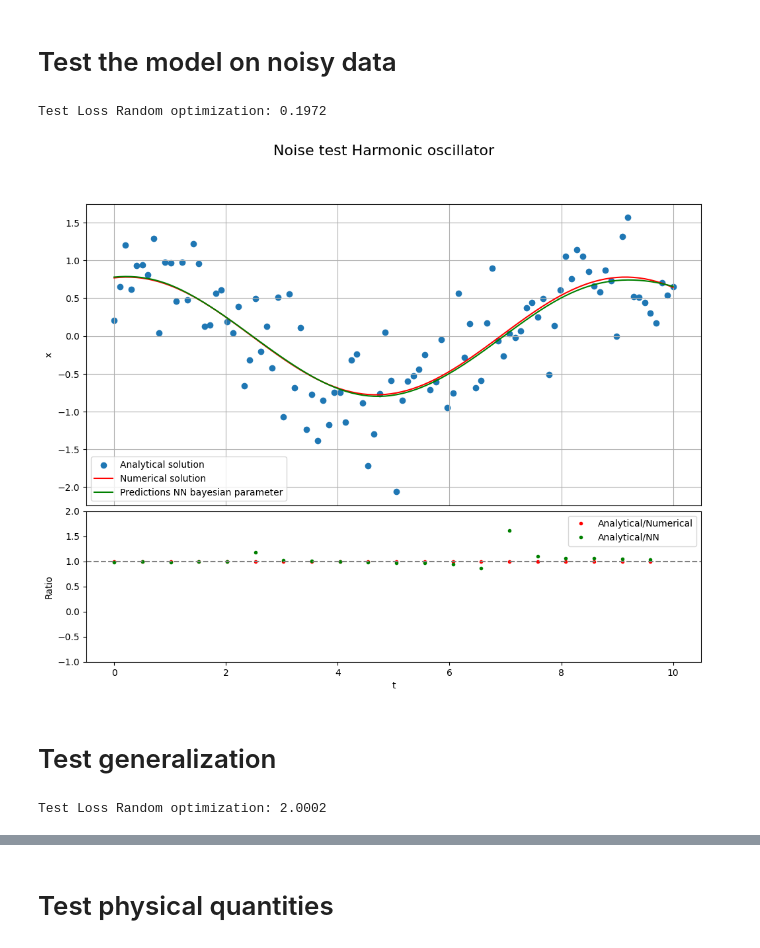
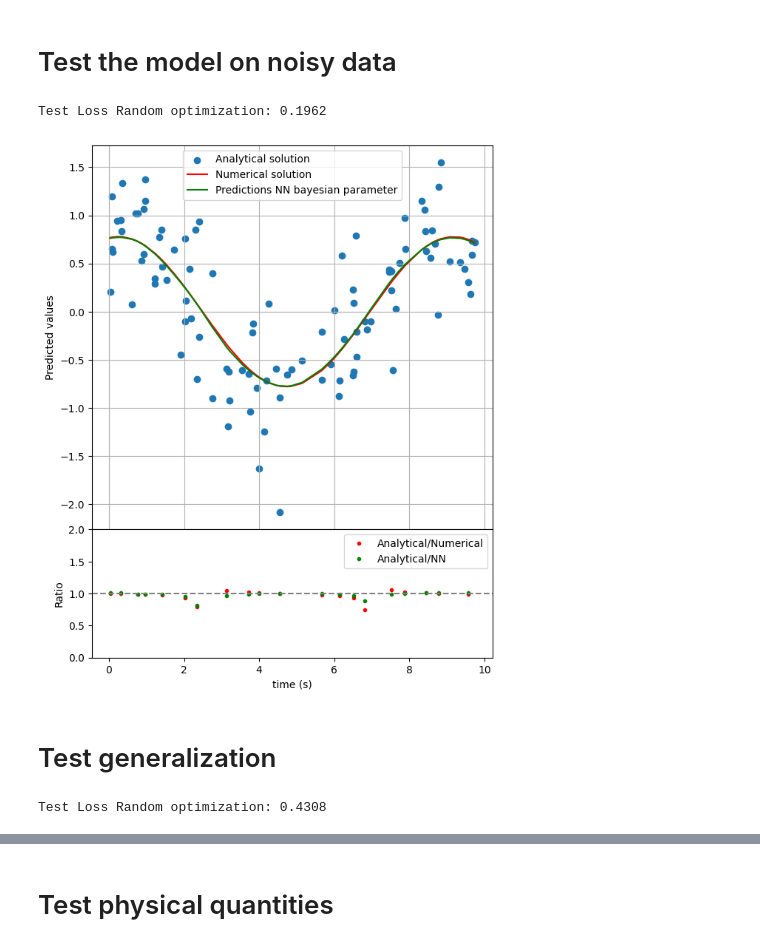
Before and after one commit to gvansan/Machine-learning-project, a Jupyter notebook: Harmonic Oscillator.ipynb, the cells around one changed output, grey strips where cells are left out. Cells and saved outputs as stored; diff of their text form; code cells hidden in the pictures.

```diff
--- a/Harmonic Oscillator.ipynb
+++ b/Harmonic Oscillator.ipynb
@@ -40,4 +36,6 @@ if torch.accelerator.is_available():
 else:
     device = "cpu"
 print(device)
+
+device = "cpu"
 # %% [output]
@@ -298,9 +265,9 @@ layers_i = (2, 5)
 neurons_i = (4, 128)
 activations_l = ['tanh', 'sine', 'gelu', 'relu']
 lr_i = (1e-4, 1e-2)
-device = 'cuda' if torch.cuda.is_available() else 'cpu'
+#device = 'cuda' if torch.cuda.is_available() else 'cpu'
 
-def objective_kfold(trial, layers_i, neurons_i, activations_l, lr_i, data, n_splits=5, epochs=100, show_progress=False, device='cpu'):
+def objective_kfold(trial, layers_i, neurons_i, activations_l, lr_i, data, n_splits=5, epochs=100, device='cpu'):
 
     # ===== Sample hyperparameters =====
     n_layers = trial.suggest_int("n_layers", layers_i[0], layers_i[1])
@@ -347,9 +314,6 @@ def objective_kfold(trial, layers_i, neurons_i, activations_l, lr_i, data, n_spl
     mean_loss = float(np.mean(fold_losses))
     var_loss = float(np.var(fold_losses))
 
-    if show_progress:
-        print(f"\nTrial average CV Loss: {mean_loss:.6f}, Variance: {var_loss:.6f}")
-
     # Optuna only minimizes mean loss
     return mean_loss
 
@@ -362,7 +326,6 @@ objective_fixed = functools.partial(objective_kfold,
                                     data=train,
                                     n_splits=5,
                                     epochs=100,
-                                    show_progress=True,
                                     )
 
 study = optuna.create_study(direction="minimize")
@@ -424,0 +400,7 @@ The test loss on the optimized model is 0.004890688695013523
+# %%
+best_model = torch.load("optimized_model_NN_r.pt", weights_only=False, map_location="cpu")
+best_model.eval()  # put in evaluation mode
+
+#evaluate
+loss_opt = evaluate_harmonic(best_model, data=test)
+print(f"The test loss on the optimized model is {loss_opt}")
@@ -461,12 +445,11 @@ def add_noise_to_dataset(dataset, tensor_keys=['y_tensor'], noise_std=0.05, seed
     return noisy_dataset
 # %%
 #Noisy data (create only 1 set to check the model performances)
-train_no_noise, validation_no_noise, test_no_noise = create_trainig_validation_test_set(harmonic_osc, (0, 10), 100, 1, [0.699, 0.001, 0.3], "RK45", device=device, seed=0)
+train_no_noise, _, test_no_noise = create_trainig_validation_test_set(harmonic_osc, (0, 10), 100, 1, [0.699, 0.001, 0.3], "RK45", device=device, seed=0)
 
 # Example: add noise with std=0.1 to y_tensor
 noise_std = 0.5
 train_noise = add_noise_to_dataset(train_no_noise, tensor_keys=['y_tensor'], noise_std=noise_std, seed=0)
-validation_noise = add_noise_to_dataset(validation_no_noise, tensor_keys=['y_tensor'], noise_std=noise_std, seed=0)
 test_noise = add_noise_to_dataset(test_no_noise, tensor_keys=['y_tensor'], noise_std=noise_std, seed=0)
 
 # test dataset bayes
@@ -477,7 +460,7 @@ y_pred_noise = best_model(X).squeeze(-1)
 test_loss_bayes_noise = evaluate_harmonic(best_model, data=test_noise)
 print(f"Test Loss Random optimization: {test_loss_bayes_noise:.4f}")
 # %% [output]
-Test Loss Random optimization: 0.1972
+Test Loss Random optimization: 0.1962
 # %%
 n = 0
 
@@ -490,46 +473,44 @@ t_span = test_noise["t_tensor"][n][0], test_noise["t_tensor"][n][-1]
 w = test_noise["args_tensor"][n]
 
 diff = differential_equation_2_order
 sol = sp.integrate.solve_ivp(diff, t_span, y0, t_eval=test_noise["t_tensor"][n], method='RK45', args=(w))
 
 # Create figure with GridSpec
-fig = plt.figure(figsize=(12, 9))
-gs = fig.add_gridspec(2, 1, height_ratios=[2, 1], hspace=0.025)
+fig = plt.figure(figsize=(7, 9))
+gs = fig.add_gridspec(2, 1, height_ratios=[3, 1], hspace=0)
 
 #create ratios for lower plot
 slice = 5
 ratio_an_num = (test_no_noise["y_tensor"][n][0:, 0]/sol.y[0])[::slice]
 ratio_an_NN = (test_no_noise["y_tensor"][n][0:, 0]/y_pred_noise.cpu().detach()[n])[::slice]
 
 # Main plot
 ax_main = fig.add_subplot(gs[0])
 ax_main.scatter(test_noise["t_tensor"][n], test_noise["y_tensor"][n][0:, 0], label="Analytical solution") #analytical
 ax_main.plot(sol.t, sol.y[0], label='Numerical solution', color = 'red') #numerical
 ax_main.plot(test_noise["t_tensor"][n], y_pred_noise.cpu().detach()[n], color="green", label="Predictions NN bayesian parameter") #NN ML
-ax_main.set_ylabel('x')
+ax_main.set_ylabel('Predicted values')
 ax_main.legend()
 ax_main.grid(True)
 ax_main.tick_params(bottom=False)  # remove x-axis ticks for main plot
 
 # Ratio / comparison plot
 ax_ratio = fig.add_subplot(gs[1], sharex=ax_main)
 ax_ratio.plot(test_noise["t_tensor"][n][::slice], ratio_an_num, '.', label='Analytical/Numerical', color='red')
 ax_ratio.plot(test_noise["t_tensor"][n][::slice], ratio_an_NN, '.', label='Analytical/NN', color='green')
 ax_ratio.axhline(1, color='gray', linestyle='--')
-ax_ratio.set_xlabel('t')
+ax_ratio.set_xlabel('time (s)')
 ax_ratio.set_ylabel('Ratio')
-ax_ratio.set_ylim(-1, 2)
+ax_ratio.set_ylim(0, 2)
 ax_ratio.legend()
-
-fig.suptitle("Noise test Harmonic oscillator", fontsize=16)
 plt.show()
 # %% [output]
-[figure, old version]
+[figure, new version]
 # %% [markdown]
 # Test generalization
 # %%
 #Generalization
-train_generalization, validation_generalization, test_generalization = create_trainig_validation_test_set(harmonic_osc, (0, 50), 200, 1, [0.699, 0.001, 0.3], "RK45", device=device, seed=0)
+train_generalization, validation_generalization, test_generalization = create_trainig_validation_test_set(harmonic_osc, (0, 50), 200, 1, [0.699, 0.001, 0.3], "analytic_harmonic", device=device, seed=0)
 # test dataset bayes
 X = test_generalization["X"]
 y_pred_generalization = best_model(X).squeeze(-1)
@@ -538,7 +519,7 @@ y_pred_generalization = best_model(X).squeeze(-1)
 test_loss_bayes_generalization = evaluate_harmonic(best_model, data=test_generalization)
 print(f"Test Loss Random optimization: {test_loss_bayes_generalization:.4f}")
 # %% [output]
-Test Loss Random optimization: 2.0002
+Test Loss Random optimization: 0.4308
 # %%
 n = 0
 
```
Also changed, not shown: parts of 26 cells of this notebook, 28 other files.
